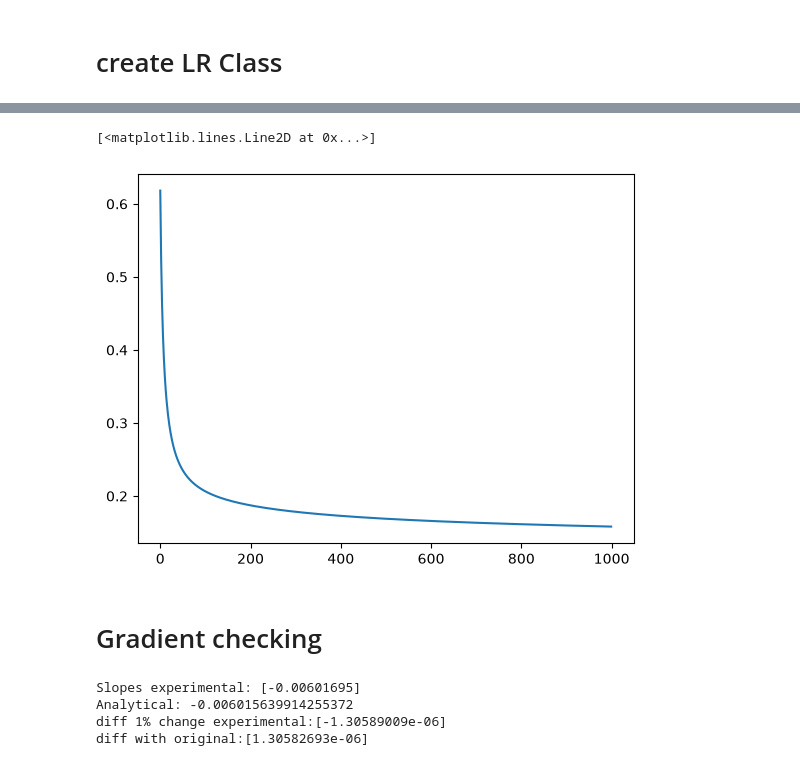
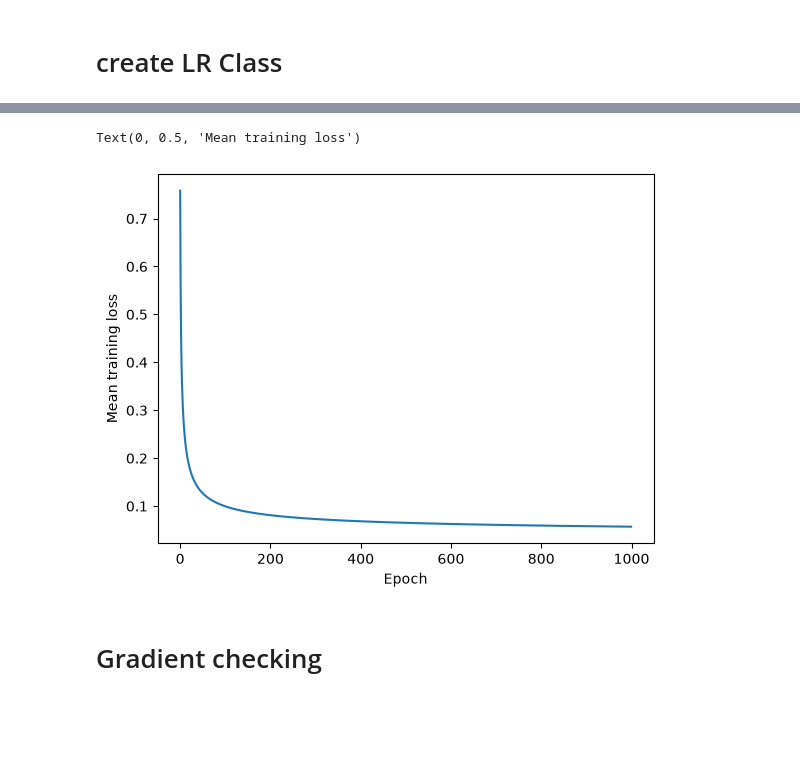
Before and after one commit to aleistrying/nn-from-scratch, a Jupyter notebook: logistic-regression/explore.ipynb, the cells around one changed output, grey strips where cells are left out. Drawn from its saved outputs; the diff is of its cells as text; code cells hidden in the pictures; blank space fills up the shorter version.

```diff
--- a/logistic-regression/explore.ipynb
+++ b/logistic-regression/explore.ipynb
@@ -61,42 +42,13 @@ df_cancer.corr()#using all data which is wrong
 from sklearn.model_selection import train_test_split
 from sklearn.preprocessing import StandardScaler
 
-# Chose the ones that seem the highest correlation
-SELECTED_COLUMNS=[
-# "radius_mean",
-# "texture_mean",
-"perimeter_mean",
-"area_mean",
-# "smoothness_mean",
-# "compactness_mean",
-# "concavity_mean",
-"concave_points_mean",
-# "symmetry_mean",
-# "fractal_dimension_mean",
-# "radius_se",
-# "texture_se",
-# "perimeter_se",
-# "area_se",
-# "smoothness_se",
-# "compactness_se",
-# "concavity_se",
-# "concave_points_se",
-# "symmetry_se",
-# "fractal_dimension_se",
-"radius_worst",
-# "texture_worst",
-"perimeter_worst",
-"area_worst",
-# "smoothness_worst",
-# "compactness_worst",
-# "concavity_worst",
-# "concave_points_worst",
-# "symmetry_worst",
-# "fractal_dimension_worst",
-]
+# Use all features
+SELECTED_COLUMNS = df_cancer.columns.drop('target').tolist()
 SELECTED_TARGET = ['target']
-display(df_cancer[SELECTED_COLUMNS].corr())
-X_train, X_test, y_train, y_test = train_test_split(df_cancer[SELECTED_COLUMNS].to_numpy(), df_cancer[SELECTED_TARGET].to_numpy(), test_size=.2)
+X_train, X_test, y_train, y_test = train_test_split(
+    df_cancer[SELECTED_COLUMNS].to_numpy(),
+    df_cancer[SELECTED_TARGET].to_numpy(),
+    test_size=0.2, random_state=42, stratify=df_cancer['target'])
 scaler = StandardScaler()
 X_train = scaler.fit_transform(X_train)
 X_test = scaler.transform(X_test)
@@ -194,42 +109,11 @@ accuracy 95.6140350877193
 # %%
 import matplotlib.pyplot as plt
 
 plt.plot(nlr.cost_values)
+plt.xlabel('Epoch')
+plt.ylabel('Mean training loss')
 # %% [output]
-[<matplotlib.lines.Line2D at 0x...>]
+Text(0, 0.5, 'Mean training loss')
-[figure, old version]
+[figure, new version]
 # %% [markdown]
 # Gradient checking
-# %%
-A,Z = nlr.feedforward(X_train)
-
-original_W = nlr.W.copy()
-original_slope = nlr.backwards(A,X_train,y_train)
-original_cost = nlr.cost(A,y_train.T,len(X_train))
-
-nlr.W[0,0] *= 0.99
-
-A,Z = nlr.feedforward(X_train)
-changed_slopes = nlr.backwards(A,X_train,y_train)
-
-delta_in_loss = original_cost - nlr.cost(A, y_train.T, len(X_train))
-delta_in_w = original_W[0,0] - nlr.W[0,0]
-
-experimental_slope = delta_in_loss/delta_in_w
-
-analytical_slope = changed_slopes[0][0,0]
-
-print(f'Slopes experimental: {experimental_slope}')
-print(f'Analytical: {analytical_slope}')
-print(f'diff 1% change experimental:{experimental_slope-analytical_slope}')
-print(f'diff with original:{experimental_slope-original_slope[0][0,0]}')
-
-
-
-# display(original_cost , nlr.cost(A, y_train.T, len(X_train)), original_W[0,0] , changed_slopes[0][0])
-nlr.W = original_W
-# %% [output]
-Slopes experimental: [-0.00601695]
-Analytical: -0.006015639914255372
-diff 1% change experimental:[-1.30589009e-06]
-diff with original:[1.30582693e-06]
```
Also changed, not shown: parts of 5 cells of this notebook.
